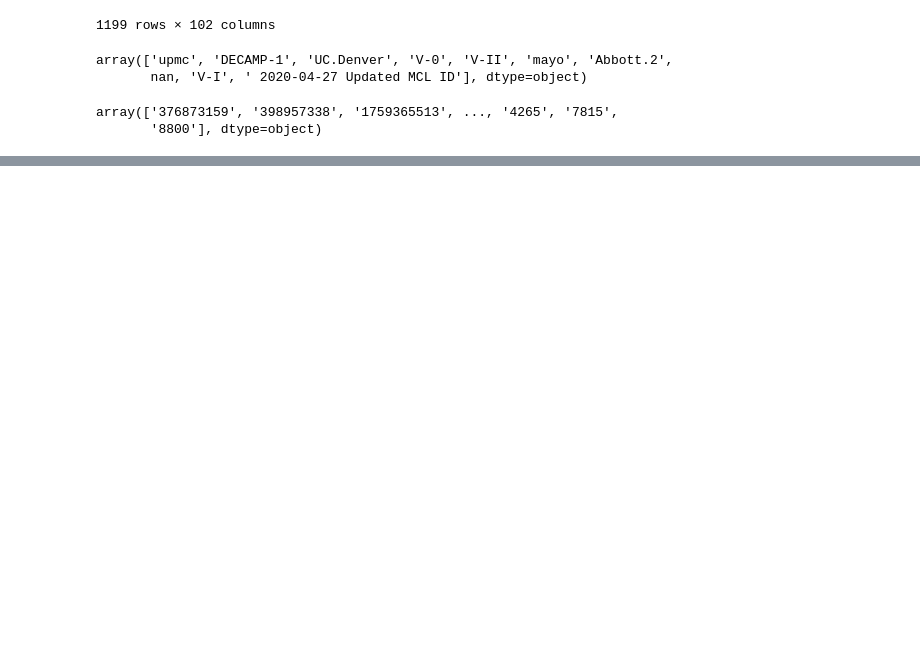
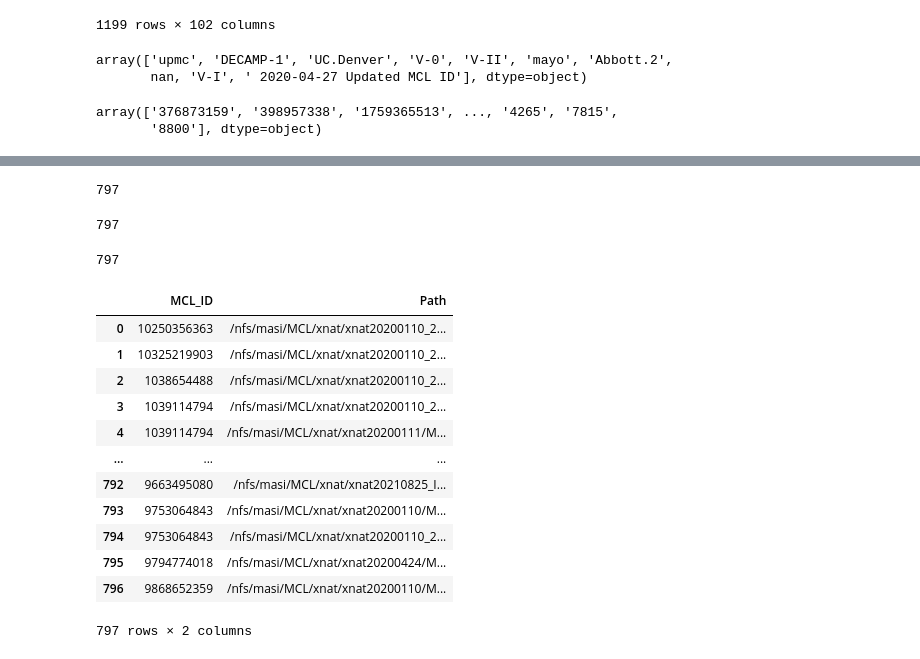
Before and after one commit to MASILab/Harmonization_Initial, a Jupyter notebook: Lung_data_organization.ipynb, the cells around one changed output, grey strips where cells are left out. Drawn from its saved outputs; the diff is of its cells as text; code cells hidden in the pictures; blank space fills up the shorter version.

```diff
--- a/Lung_data_organization.ipynb
+++ b/Lung_data_organization.ipynb
@@ -73,0 +177,47 @@ array(['376873159', '398957338', '1759365513', ..., '4265', '7815',
+# %%
+ele_id = []
+missing = []
+# %%
+#Check for the IDS under the MCL directory under each XNAT sub directory
+for id in idpath.glob('xnat20*/MCL/*'):
+    for ele in IDS:
+        if id.name == ele:
+            ele_id.append((ele,str(id)))
+# %%
+len(ele_id)
+# %% [output]
+797
+# %%
+ele_id = sorted(ele_id)
+# %%
+MCL_ID = []
+location =[]
+for id, pos in ele_id:
+    #print(id)
+    MCL_ID.append(id)
+    location.append(pos)
+# %%
+len(MCL_ID)
+# %% [output]
+797
+# %%
+len(location)
+# %% [output]
+797
+# %%
+img_locs = pd.DataFrame({'MCL_ID':MCL_ID, 'Path':location})
+img_locs
+# %% [output]
+|  | MCL_ID | Path |
+| 0 | 10250356363 | /nfs/masi/MCL/xnat/xnat20200110_2... |
+| 1 | 10325219903 | /nfs/masi/MCL/xnat/xnat20200110_2... |
+| 2 | 1038654488 | /nfs/masi/MCL/xnat/xnat20200110_2... |
+| 3 | 1039114794 | /nfs/masi/MCL/xnat/xnat20200110_2... |
+| 4 | 1039114794 | /nfs/masi/MCL/xnat/xnat20200111/M... |
+| ... | ... | ... |
+| 792 | 9663495080 | /nfs/masi/MCL/xnat/xnat20210825_I... |
+| 793 | 9753064843 | /nfs/masi/MCL/xnat/xnat20200110/M... |
+| 794 | 9753064843 | /nfs/masi/MCL/xnat/xnat20200110_2... |
+| 795 | 9794774018 | /nfs/masi/MCL/xnat/xnat20200424/M... |
+| 796 | 9868652359 | /nfs/masi/MCL/xnat/xnat20200110/M... |
+797 rows × 2 columns
```
Also changed, not shown: parts of 29 cells of this notebook.
